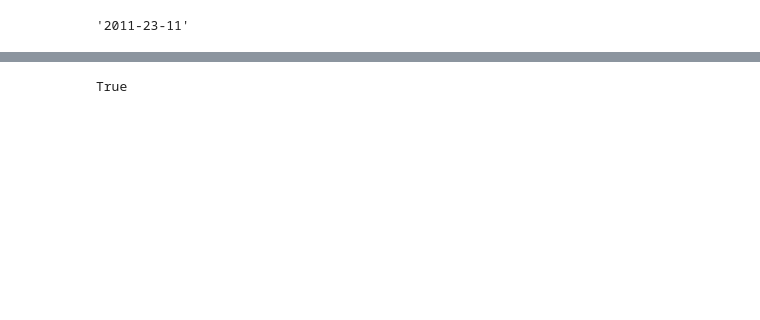
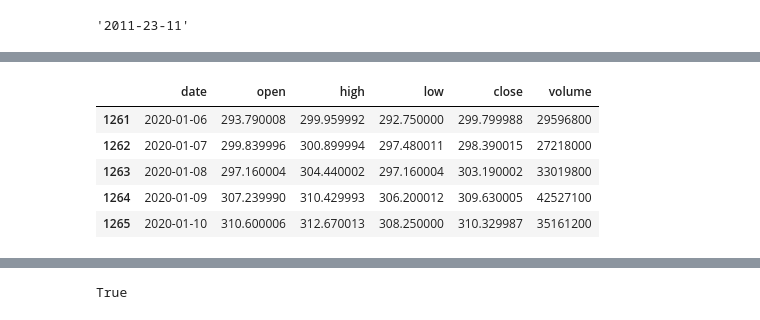
Before and after one commit to jaepil-choi/backtrader_tutorial, a Jupyter notebook: backtrader_tutorial.ipynb, the cells around one changed output, grey strips where cells are left out. Drawn from its saved outputs; the diff is of its cells as text; code cells hidden in the pictures; blank space fills up the shorter version.

```diff
--- a/backtrader_tutorial.ipynb
+++ b/backtrader_tutorial.ipynb
@@ -78,5 +78,14 @@ df.head() # yyyy-mm-dd 형태로 ohlcv 인 yahoo finance data format에 맞춰
 | 3 | 2015-01-06 | 106.540001 | 107.430000 | 104.629997 | 97.633545 | 65797100 |
 | 4 | 2015-01-07 | 107.199997 | 108.199997 | 106.699997 | 99.002556 | 40105900 |
+# %%
+df.tail()
+# %% [output]
+|  | date | open | high | low | close | volume |
+| 1261 | 2020-01-06 | 293.790008 | 299.959992 | 292.750000 | 299.799988 | 29596800 |
+| 1262 | 2020-01-07 | 299.839996 | 300.899994 | 297.480011 | 298.390015 | 27218000 |
+| 1263 | 2020-01-08 | 297.160004 | 304.440002 | 297.160004 | 303.190002 | 33019800 |
+| 1264 | 2020-01-09 | 307.239990 | 310.429993 | 306.200012 | 309.630005 | 42527100 |
+| 1265 | 2020-01-10 | 310.600006 | 312.670013 | 308.250000 | 310.329987 | 35161200 |
 # %%
 df.to_csv('AAPL.csv', index=0)
 # %%
```
Also changed, not shown: parts of 14 cells of this notebook.
